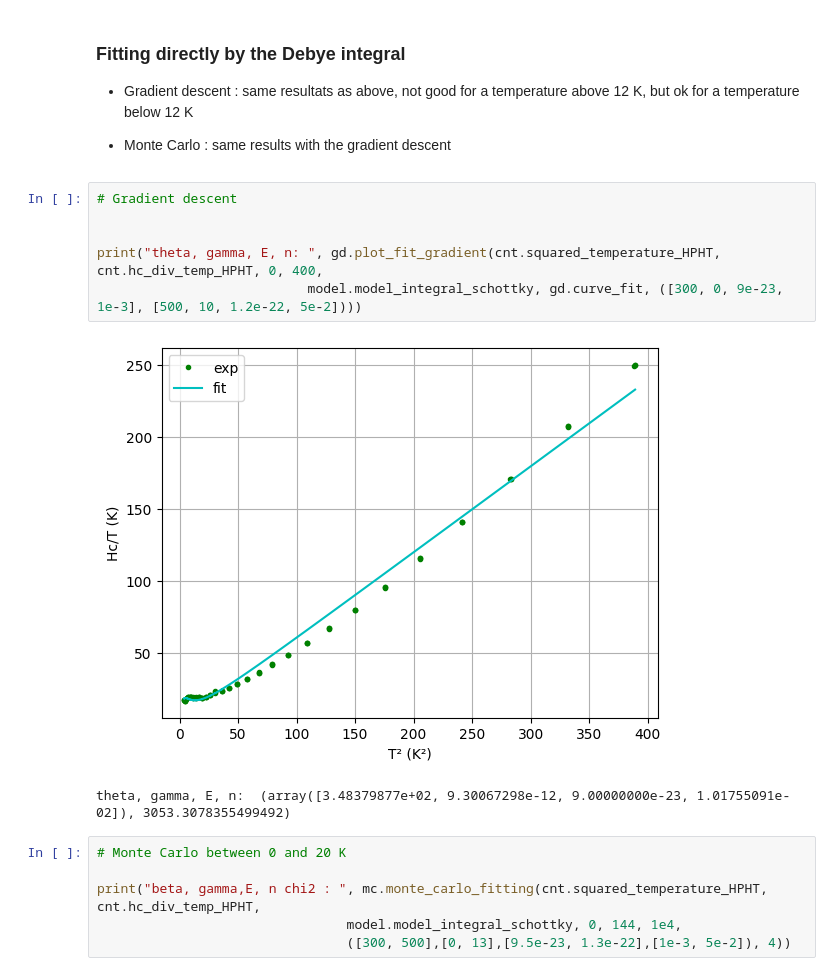
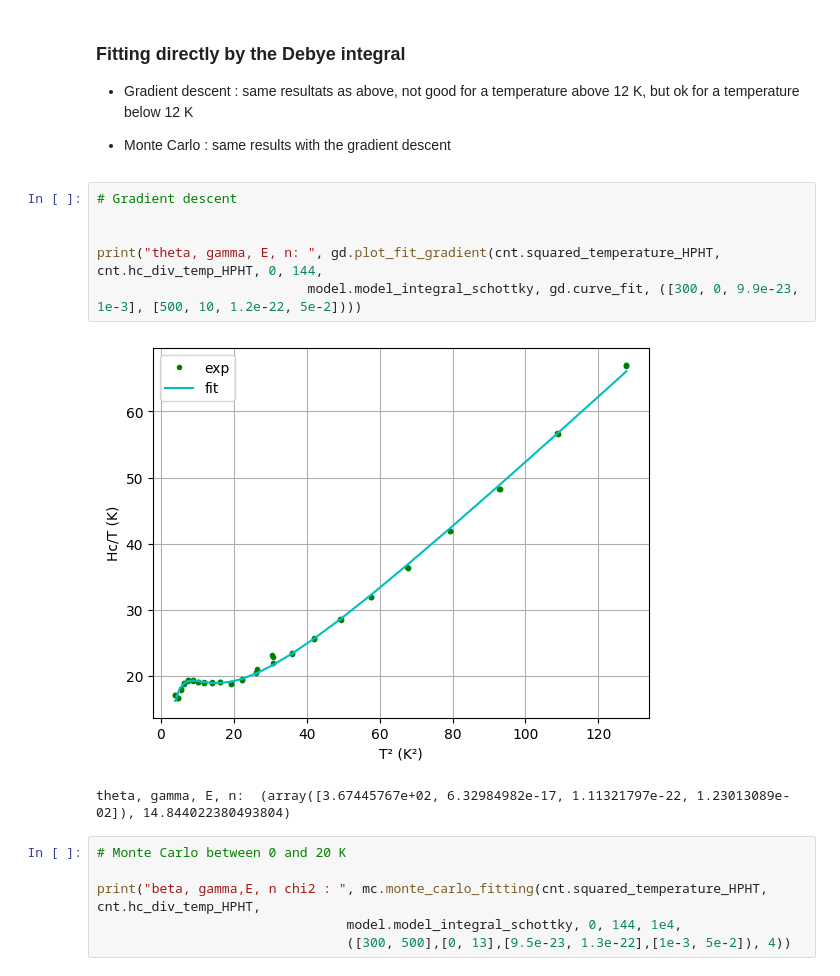
Before and after one commit to Gamal-on/YBCO, a Jupyter notebook: results_YBCO_HPHT.ipynb, the cells around one changed output. Cells and saved outputs as stored; diff of their text form.

```diff
--- a/results_YBCO_HPHT.ipynb
+++ b/results_YBCO_HPHT.ipynb
@@ -147,12 +147,12 @@ beta, gamma,E, n, alpha chi2 :  (array([4.28469103e-01, 5.05261451e+00, 5.272813
 # %%
 # Gradient descent
 
 
-print("theta, gamma, E, n: ", gd.plot_fit_gradient(cnt.squared_temperature_HPHT, cnt.hc_div_temp_HPHT, 0, 400,
-                           model.model_integral_schottky, gd.curve_fit, ([300, 0, 9e-23, 1e-3], [500, 10, 1.2e-22, 5e-2])))
+print("theta, gamma, E, n: ", gd.plot_fit_gradient(cnt.squared_temperature_HPHT, cnt.hc_div_temp_HPHT, 0, 144,
+                           model.model_integral_schottky, gd.curve_fit, ([300, 0, 9.9e-23, 1e-3], [500, 10, 1.2e-22, 5e-2])))
 # %% [output]
-[figure, old version]
+[figure, new version]
-theta, gamma, E, n:  (array([3.48379877e+02, 9.30067298e-12, 9.00000000e-23, 1.01755091e-02]), 3053.3078355499492)
+theta, gamma, E, n:  (array([3.67445767e+02, 6.32984982e-17, 1.11321797e-22, 1.23013089e-02]), 14.844022380493804)
 # %%
 # Monte Carlo between 0 and 20 K
 
```
Also changed, not shown: 2 other files.
